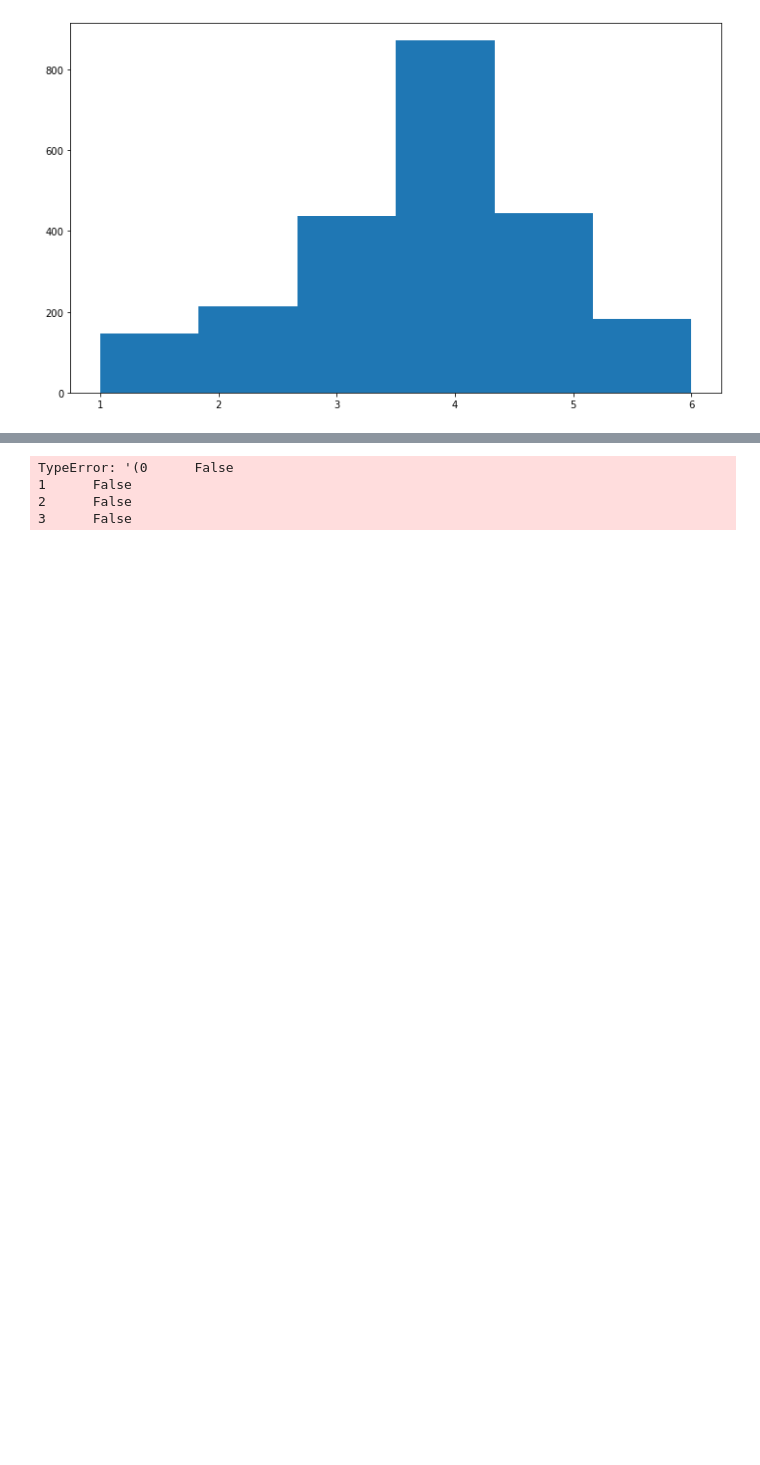
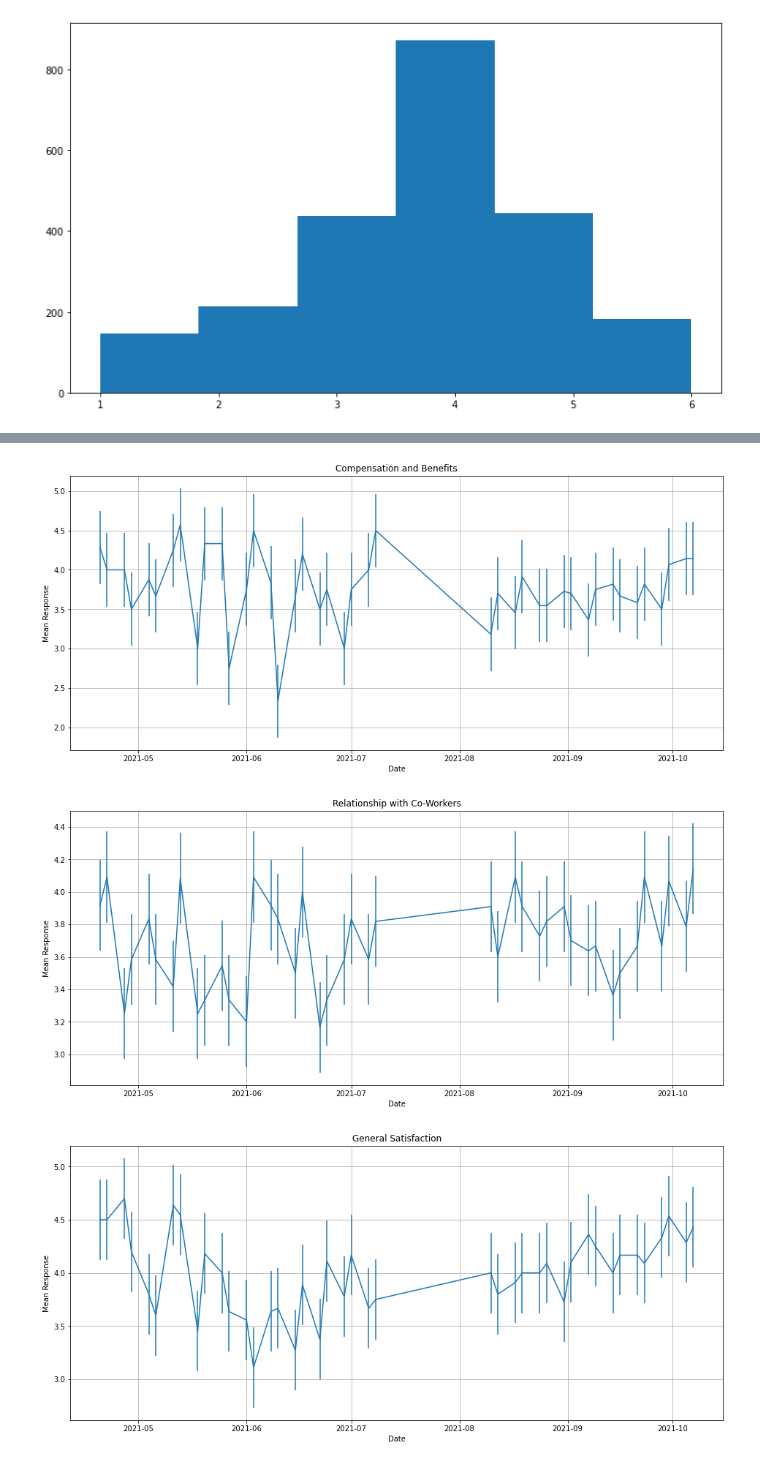
Before and after one commit to rahmanole/CSC585, a Jupyter notebook: project_1/Visualization.ipynb, the cells around one changed output, grey strips where cells are left out. Saved outputs shown, nothing was run; the diff lists cells and outputs as text; code cells hidden in the pictures; blank space fills up the shorter version.

```diff
--- a/project_1/Visualization.ipynb
+++ b/project_1/Visualization.ipynb
@@ -55,27 +57,27 @@ Text(0, 0.5, 'Mean Response')
-# %%
-date = studyID3_df[studyID3_df['factorID_id']==11,'creationDate']
-res = studyID3_df[studyID3_df['factorID_id']==11,'response']
-plt.errorbar(date,res)
-fig = plt.gcf()
-fig.set_size_inches(16,8)
-plt.grid(True)
-plt.xlabel('Date')
-plt.ylabel('Mean Response')
-# %% [output]
-TypeError: '(0      False
-1      False
-2      False
-3      False
-# %%
-studyID3_df = studyID3_df.groupby(by=['factorID_id','creationDate'],as_index=False).mean()
-# %%
-err = studyID3_df.std().response
-studyID3_df.head()
-# %%
-#plt.plot(studyID3_df.creationDate,studyID3_df.response)
-plt.errorbar(studyID3_df.creationDate,studyID3_df.response,yerr=err)
-fig = plt.gcf()
-fig.set_size_inches(16,8)
-plt.grid(True)
-plt.xlabel('Date')
-plt.ylabel('Mean Response')
+# %%
+factorID_ids = studyID3_df.factorID_id.unique()
+
+def plot_response(factorID_ids):
+    i = 0
+    for factorID_id in factorID_ids:
+        i+=1
+        factorName = (list(dw_df.loc[dw_df['factorID_id']==factorID_id,'factorName'])[0])
+        df_by_factor = studyID3_df[studyID3_df['factorID_id']==factorID_id]
+        err = df_by_factor.std().response
+
+        row = len(factorID_ids)
+        plt.subplot(row,1,i)
+        plt.errorbar(df_by_factor.creationDate,df_by_factor.response,yerr=err)
+        fig = plt.gcf()
+        fig.set_size_inches(16,40)
+        plt.grid(True)
+        plt.xlabel('Date')
+        plt.ylabel('Mean Response')
+        plt.title(factorName)
+        plt.show()
+# %%
+plot_response(factorID_ids)
+# %% [output]
+[figure, added]
+[figure, added]
+[figure, added]
```
Also changed, not shown: parts of 6 cells of this notebook, 2 other files.
